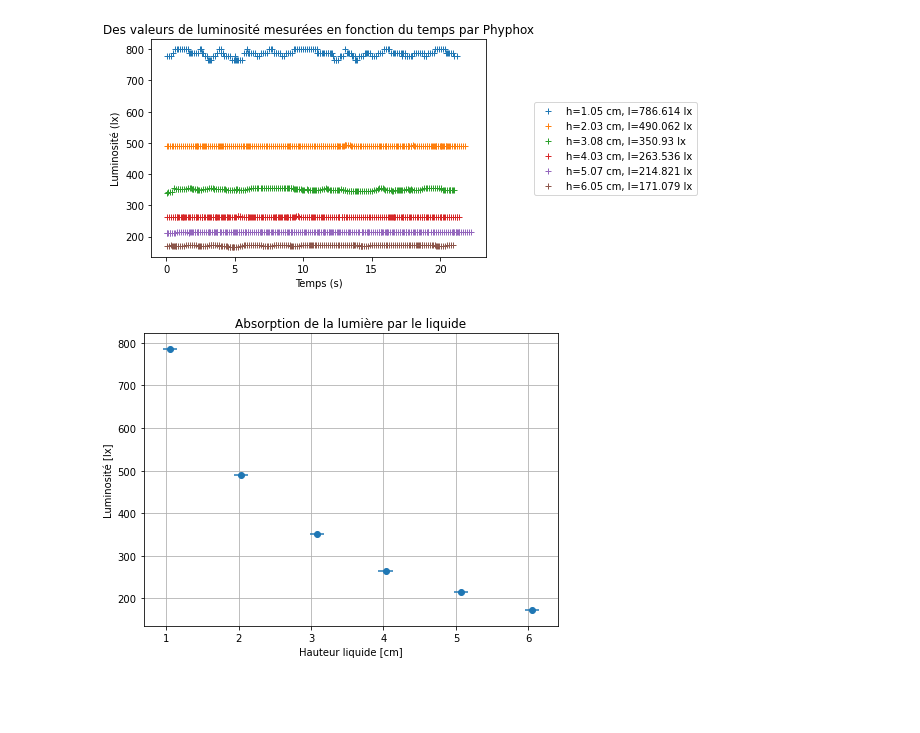
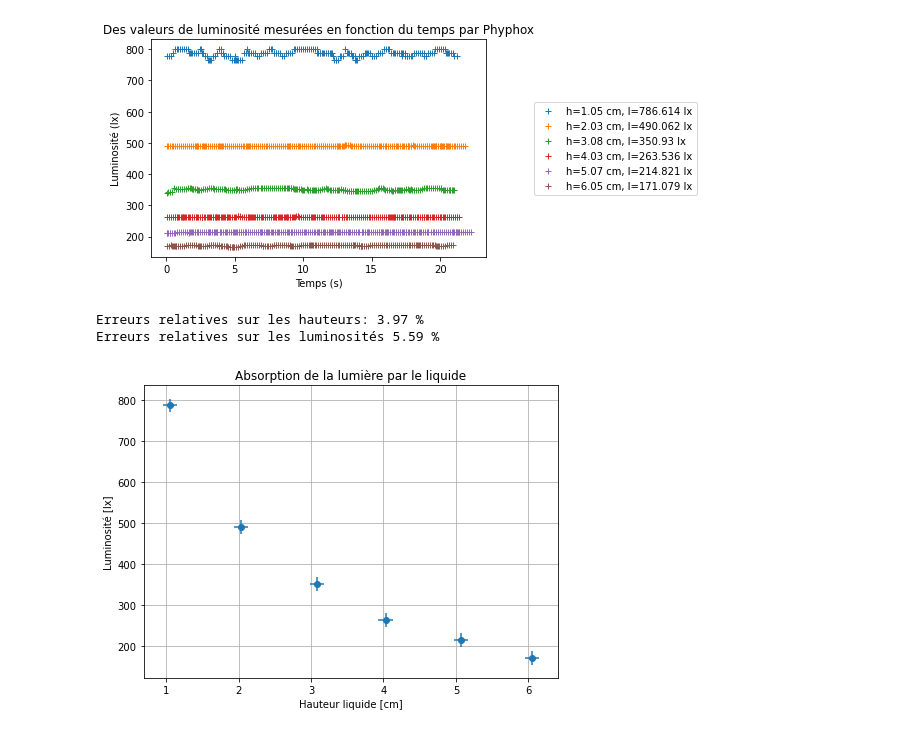
Before and after one commit to kmiloarguello/kmiloarguello.github.io, a Jupyter notebook: phyca/content/LU2PY215/TP/TP5/TP5.ipynb, the cells around one changed output. Saved outputs shown, nothing was run; the diff lists cells and outputs as text; code cells hidden in the pictures; blank space fills up the shorter version.

```diff
--- a/phyca/content/LU2PY215/TP/TP5/TP5.ipynb
+++ b/phyca/content/LU2PY215/TP/TP5/TP5.ipynb
@@ -118,11 +119,12 @@ folder_path = './data/Blue/'
 Data = load_data(folder_path, color='blue')
 
 heights = np.array([1.05, 2.03, 3.08, 4.03, 5.07, 6.05]) # Hauteur des liquides mésurés en cm
-height_uncertainty = [0.1] * len(heights) # Incertitude sur la hauteur des liquides
-luminosites = [Data[key]['Illuminance (lx)'].mean() for key in sorted(Data.keys())]
-luminosite_uncertainties = [5] * len(luminosites) # Incertitude sur la luminosité
+height_uncertainty = 0.1 * np.ones(len(heights)) # Incertitude sur la hauteur des liquides
 # %% [markdown]
 Vu que l'application Phyphox nous donne un tableau au cours du temps pour chaque mesure, et qu'on a bien vérifié que nos mésures son bien estables, alors on prendra la moyenne des valeurs pour chaque hauteur.
+# %%
+luminosites = np.array([Data[key]['Illuminance (lx)'].mean() for key in sorted(Data.keys())])
+luminosite_uncertainty = 16.4 * np.ones(len(luminosites)) # Incertitude sur la luminosité
 # %%
 fig, ax = plt.subplots()
 
@@ -139,11 +141,20 @@ plt.show()
 [figure]
 # %%
 xs = MeasurementArray(heights, height_uncertainty, unit='cm', name='Hauteur liquide ')
-ys = MeasurementArray(luminosites, luminosite_uncertainties, unit='lx', name='Luminosité ')
+ys = MeasurementArray(luminosites, luminosite_uncertainty, unit='lx', name='Luminosité ')
+
+# Erreurs relatives sur les hauteurs et les luminosités
+dxs = height_uncertainty / heights
+dys = luminosite_uncertainty / luminosites
+
+print('Erreurs relatives sur les hauteurs: {:.2f} %'.format(np.mean(dxs) * 100))
+print('Erreurs relatives sur les luminosités {:.2f} %'.format(np.mean(dys) * 100))
 
 qplt.plot(xs, ys)
 figure = qplt.get_plot()
 figure.title = 'Absorption de la lumière par le liquide'
 qplt.show()
 # %% [output]
+Erreurs relatives sur les hauteurs: 3.97 %
+Erreurs relatives sur les luminosités 5.59 %
-[figure, old version]
+[figure, new version]
```
Also changed, not shown: parts of 10 cells of this notebook.
